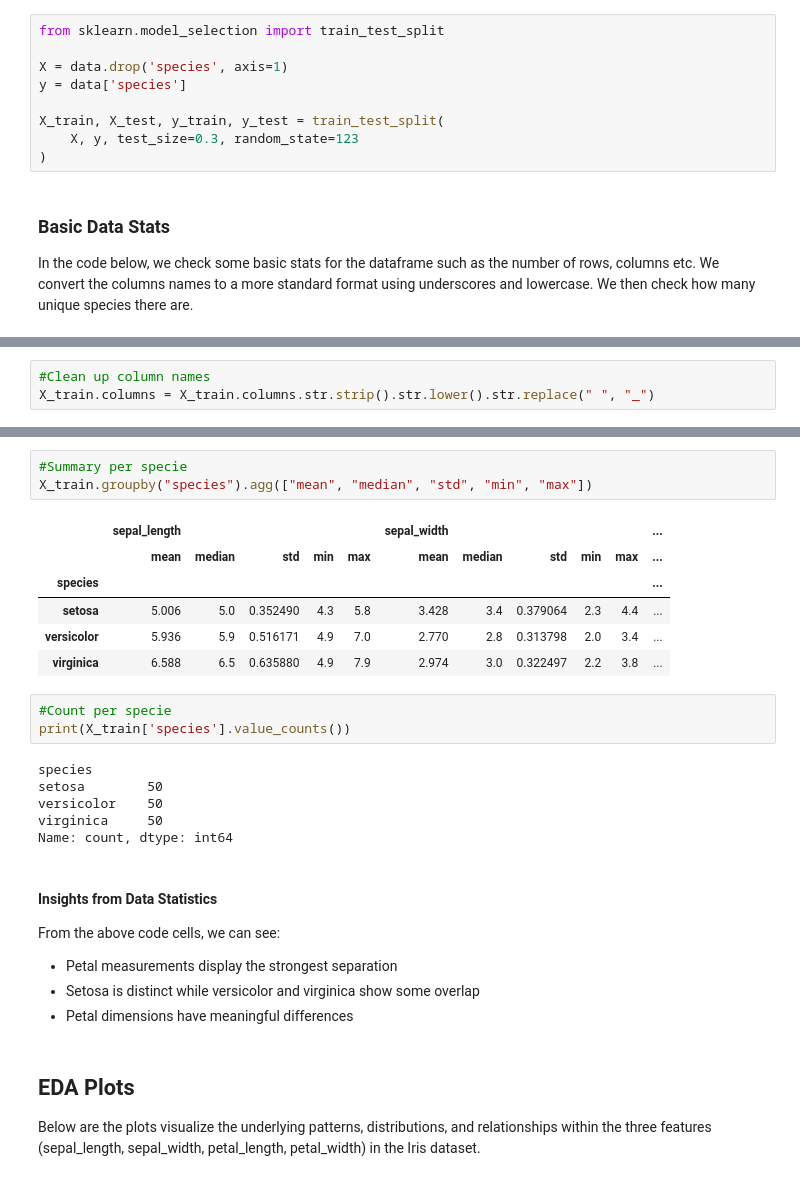
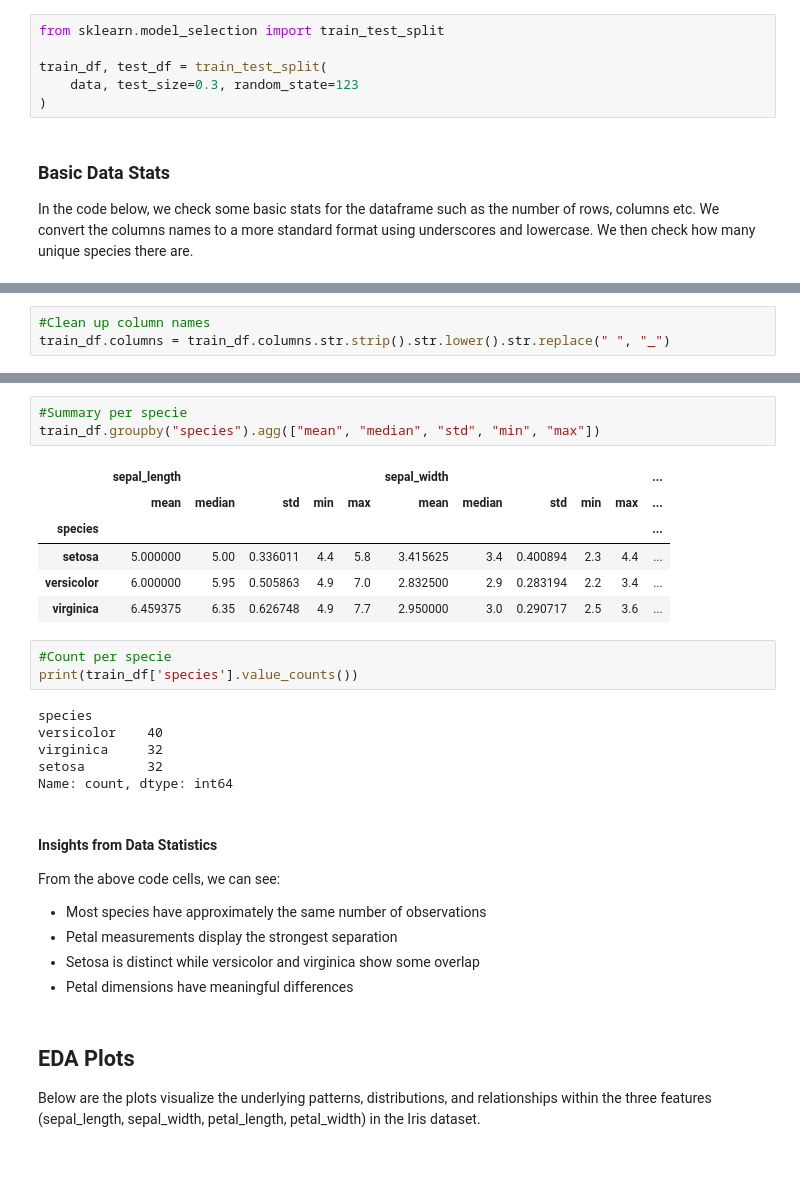
Before and after one commit to tiffchu/group28, a Jupyter notebook: iris_predictor_report.ipynb, the cells around one changed output, grey strips where cells are left out. Saved outputs shown, nothing was run; the diff lists cells and outputs as text.

```diff
--- a/iris_predictor_report.ipynb
+++ b/iris_predictor_report.ipynb
@@ -87,11 +87,8 @@ Warning: Features 'petal_length' and 'petal_width' are too correlated and could
 # %%
 from sklearn.model_selection import train_test_split
 
-X = data.drop('species', axis=1)
-y = data['species']
-
-X_train, X_test, y_train, y_test = train_test_split(
-    X, y, test_size=0.3, random_state=123
+train_df, test_df = train_test_split(
+    data, test_size=0.3, random_state=123
 )
 # %% [markdown]
 ### Basic Data Stats
@@ -124,5 +121,5 @@ memory usage: 6.0+ KB
 # %%
 #Clean up column names
-X_train.columns = X_train.columns.str.strip().str.lower().str.replace(" ", "_")
+train_df.columns = train_df.columns.str.strip().str.lower().str.replace(" ", "_")
 # %%
 #See how many uniques species there are
@@ -158,26 +155,27 @@ X_train.describe()
 # %%
 #Summary per specie
-X_train.groupby("species").agg(["mean", "median", "std", "min", "max"])
+train_df.groupby("species").agg(["mean", "median", "std", "min", "max"])
 # %% [output]
 |  | sepal_length |  |  |  |  | sepal_width |  |  |  |  | ... |
 |  | mean | median | std | min | max | mean | median | std | min | max | ... |
 | species |  |  |  |  |  |  |  |  |  |  | ... |
-| setosa | 5.006 | 5.0 | 0.352490 | 4.3 | 5.8 | 3.428 | 3.4 | 0.379064 | 2.3 | 4.4 | ... |
-| versicolor | 5.936 | 5.9 | 0.516171 | 4.9 | 7.0 | 2.770 | 2.8 | 0.313798 | 2.0 | 3.4 | ... |
-| virginica | 6.588 | 6.5 | 0.635880 | 4.9 | 7.9 | 2.974 | 3.0 | 0.322497 | 2.2 | 3.8 | ... |
+| setosa | 5.000000 | 5.00 | 0.336011 | 4.4 | 5.8 | 3.415625 | 3.4 | 0.400894 | 2.3 | 4.4 | ... |
+| versicolor | 6.000000 | 5.95 | 0.505863 | 4.9 | 7.0 | 2.832500 | 2.9 | 0.283194 | 2.2 | 3.4 | ... |
+| virginica | 6.459375 | 6.35 | 0.626748 | 4.9 | 7.7 | 2.950000 | 3.0 | 0.290717 | 2.5 | 3.6 | ... |
 # %%
 #Count per specie
-print(X_train['species'].value_counts())
+print(train_df['species'].value_counts())
 # %% [output]
 species
-setosa        50
-versicolor    50
-virginica     50
+versicolor    40
+virginica     32
+setosa        32
 Name: count, dtype: int64
 # %% [markdown]
 #### Insights from Data Statistics
 
 From the above code cells, we can see:
+- Most species have approximately the same number of observations
 - Petal measurements display the strongest separation
 - Setosa is distinct while versicolor and virginica show some overlap
 - Petal dimensions have meaningful differences
```
Also changed, not shown: parts of 14 cells of this notebook.
